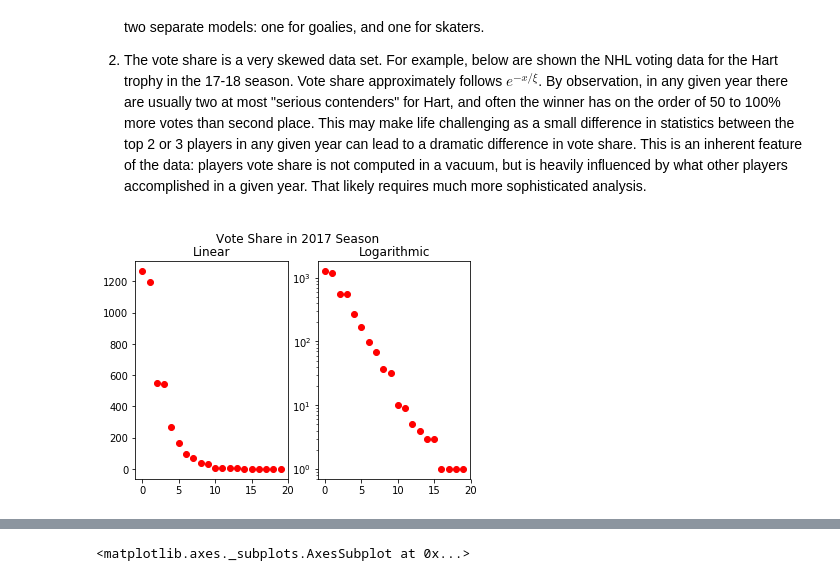
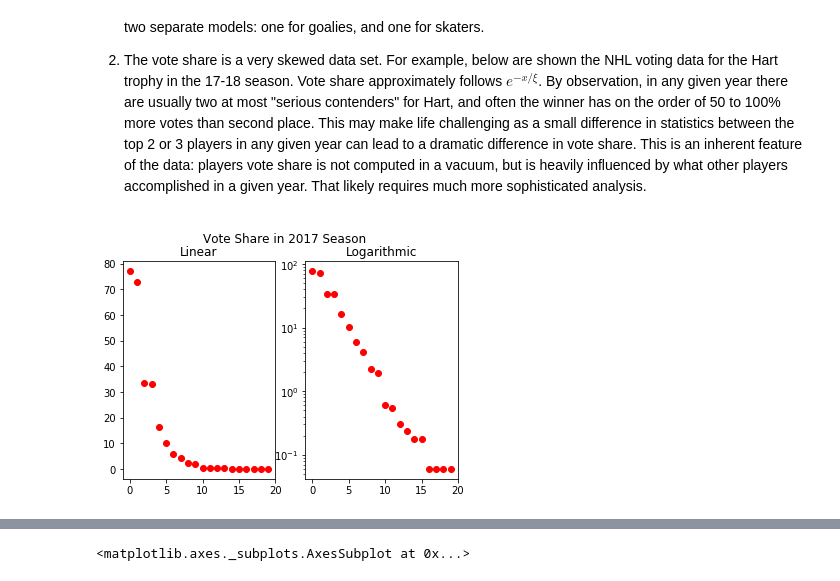
Before and after one commit to dbz10/NHL-Player-Awards, a Jupyter notebook: NHL MVP prediction.ipynb, the cells around one changed output, grey strips where cells are left out. Drawn from its saved outputs; the diff is of its cells as text; code cells hidden in the pictures.

```diff
--- a/NHL MVP prediction.ipynb
+++ b/NHL MVP prediction.ipynb
@@ -45,22 +48,23 @@ os.environ['KMP_DUPLICATE_LIB_OK']='True'
 from xgboost import XGBClassifier
 # %%
 sample_vote = pd.read_csv("2017mvp.csv")
+# print sample_vote.columns
 sample_vote.columns.values
-vote_share = sample_vote["Votes"]
+vote_share = sample_vote["Vote%"]
 
 fig = plt.figure()
 
 ax = plt.subplot(121)
 ax.plot(vote_share,'ro')
 ax.set_title("Linear")
 plt.suptitle("Vote Share in 2017 Season")
 
 ax=plt.subplot(122)
 ax.semilogy(vote_share,'ro')
 ax.set_title("Logarithmic")
 plt.show()
 # %% [output]
-[figure, old version]
+[figure, new version]
 # %%
 
 
```
Also changed, not shown: parts of 10 cells of this notebook.
